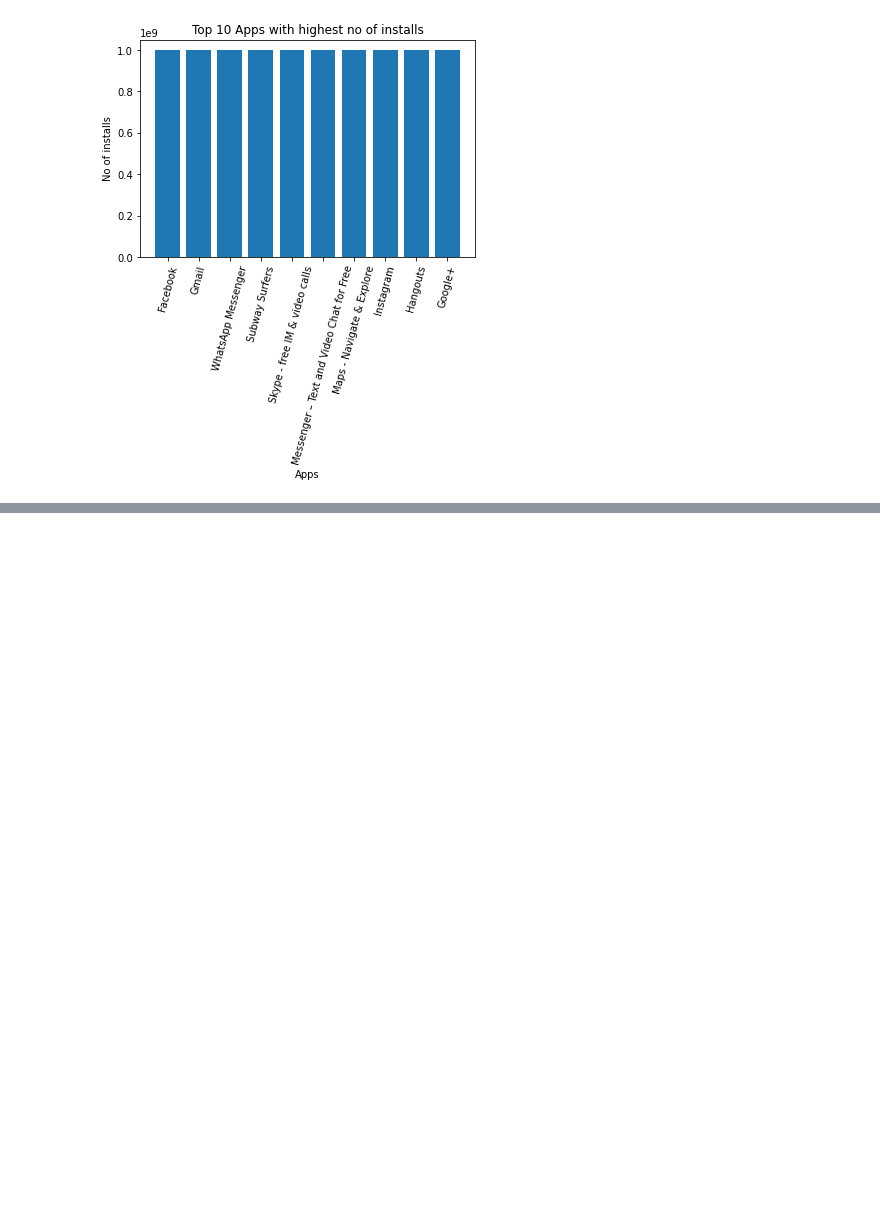
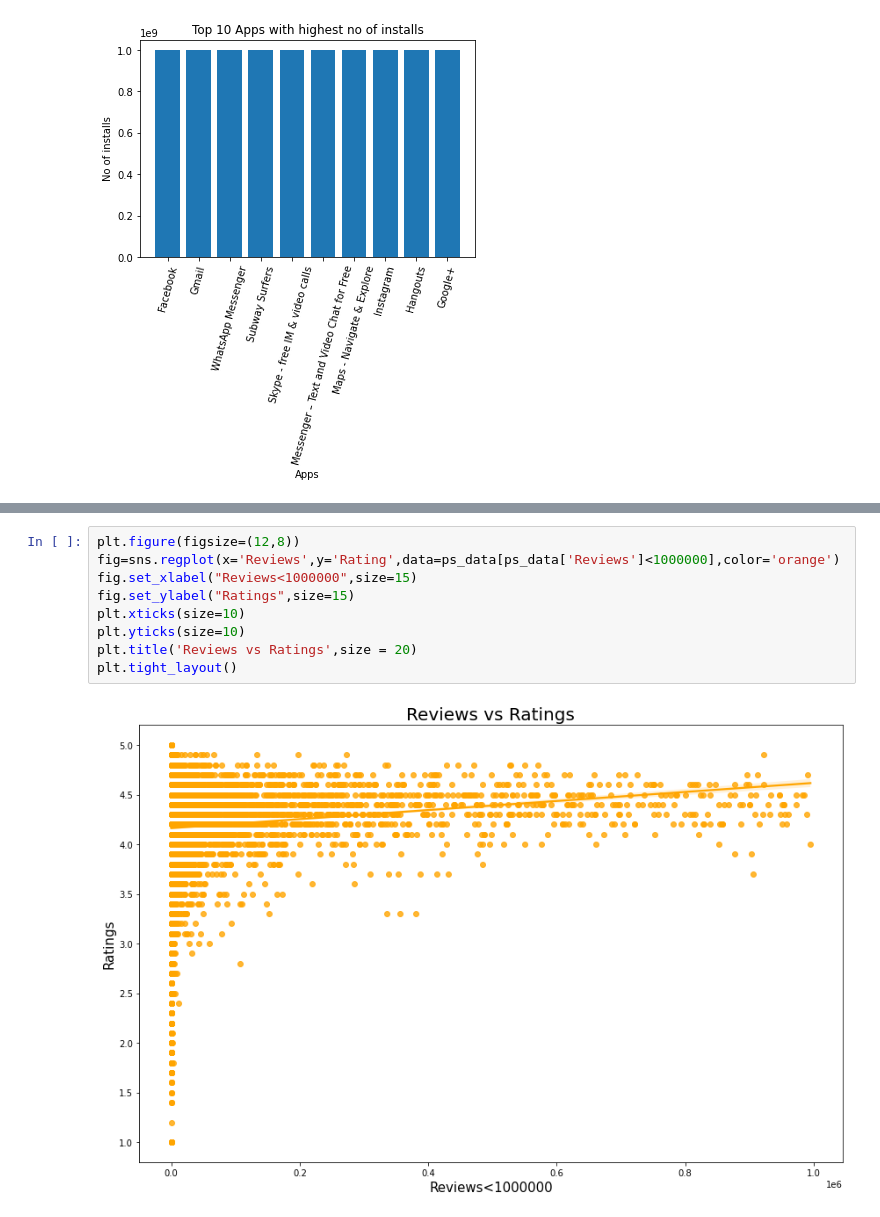
Before and after one commit to Chaitanya-Cr7/EDA_playStore_analysis, a Jupyter notebook: Play_Store_App_Review_Analysis_Capstone_Project.ipynb, the cells around one changed output, grey strips where cells are left out. Drawn from its saved outputs; the diff is of its cells as text; blank space fills up the shorter version.

```diff
--- a/Play_Store_App_Review_Analysis_Capstone_Project.ipynb
+++ b/Play_Store_App_Review_Analysis_Capstone_Project.ipynb
@@ -652,0 +728,11 @@ Text(0, 0.5, 'No of installs')
+# %%
+plt.figure(figsize=(12,8))
+fig=sns.regplot(x='Reviews',y='Rating',data=ps_data[ps_data['Reviews']<1000000],color='orange')
+fig.set_xlabel("Reviews<1000000",size=15)
+fig.set_ylabel("Ratings",size=15)
+plt.xticks(size=10)
+plt.yticks(size=10)
+plt.title('Reviews vs Ratings',size = 20)
+plt.tight_layout()
+# %% [output]
+[figure, added]
```
Also changed, not shown: parts of 41 cells of this notebook.
